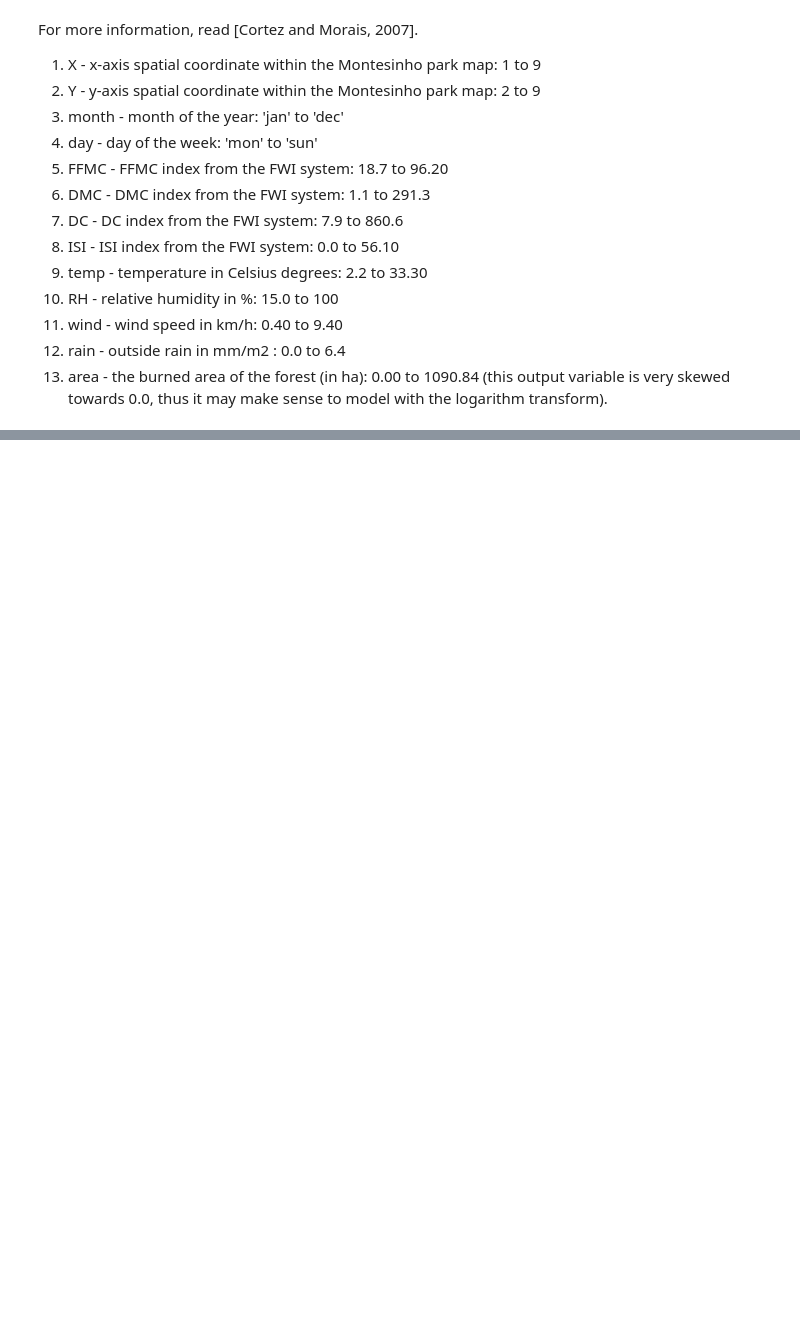
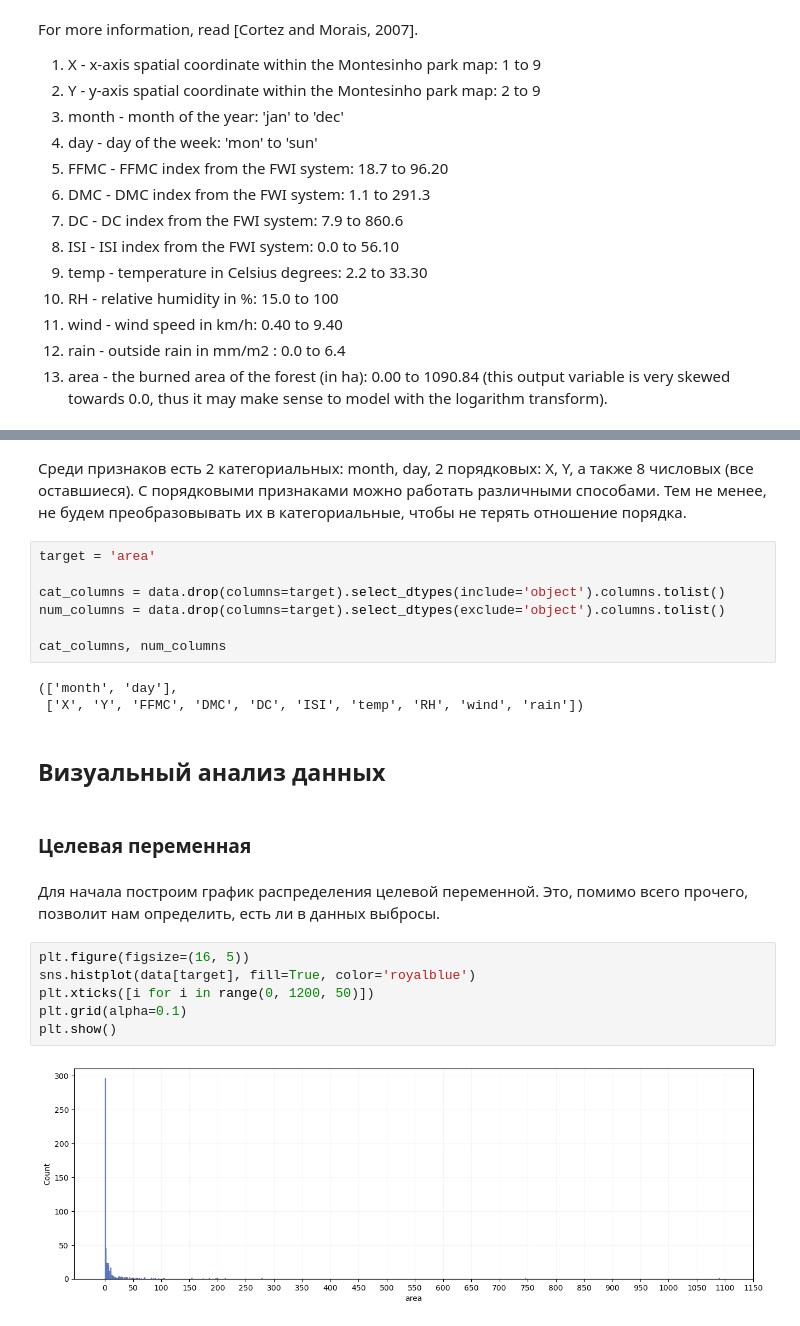
Before and after one commit to kisnikser/Machine-Learning-Seminars, a Jupyter notebook: hw1/hw1.ipynb, the cells around one changed output, grey strips where cells are left out. Saved outputs shown, nothing was run; the diff lists cells and outputs as text; blank space fills up the shorter version.

```diff
--- a/hw1/hw1.ipynb
+++ b/hw1/hw1.ipynb
@@ -103,0 +120,26 @@ data['area'].hist(bins=40)
+# %% [markdown]
+Среди признаков есть 2 категориальных: month, day, 2 порядковых: X, Y, а также 8 числовых (все оставшиеся). С порядковыми признаками можно работать различными способами. Тем не менее, не будем преобразовывать их в категориальные, чтобы не терять отношение порядка.
+# %%
+target = 'area'
+
+cat_columns = data.drop(columns=target).select_dtypes(include='object').columns.tolist()
+num_columns = data.drop(columns=target).select_dtypes(exclude='object').columns.tolist()
+
+cat_columns, num_columns
+# %% [output]
+(['month', 'day'],
+ ['X', 'Y', 'FFMC', 'DMC', 'DC', 'ISI', 'temp', 'RH', 'wind', 'rain'])
+# %% [markdown]
+## Визуальный анализ данных
+# %% [markdown]
+### Целевая переменная
+# %% [markdown]
+Для начала построим график распределения целевой переменной. Это, помимо всего прочего, позволит нам определить, есть ли в данных выбросы.
+# %%
+plt.figure(figsize=(16, 5))
+sns.histplot(data[target], fill=True, color='royalblue')
+plt.xticks([i for i in range(0, 1200, 50)])
+plt.grid(alpha=0.1)
+plt.show()
+# %% [output]
+[figure, added]
```
Also changed, not shown: parts of 91 cells of this notebook.
